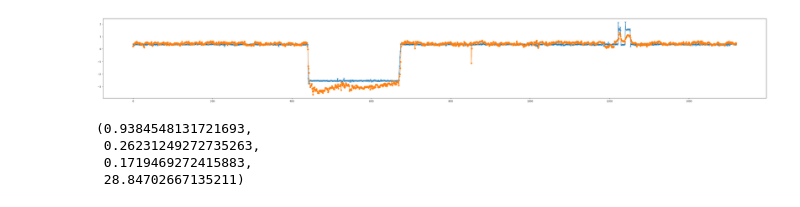
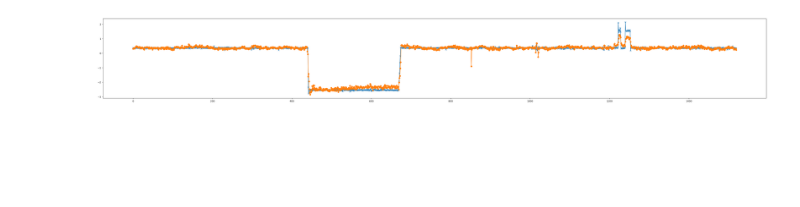
Before and after one commit to Tibboh17/Python, a Jupyter notebook: ML/LSTM/LSTM-with-Numpy.ipynb, the cells around one changed output. Cells and saved outputs as stored; diff of their text form; code cells hidden in the pictures; blank space fills up the shorter version.

```diff
--- a/ML/LSTM/LSTM-with-Numpy.ipynb
+++ b/ML/LSTM/LSTM-with-Numpy.ipynb
@@ -142,16 +142,32 @@ class LSTM:
 
     def train(self, x, y, epochs, learning_rate, clip_value):
         loss_list = []
+
         for epoch in range(epochs):
-            epoch_loss = 0
             y_pred, cache = self.forward(x)
+            self.backward(y, y_pred, cache, learning_rate, clip_value)
+
             loss = mse(y, y_pred)
-            epoch_loss += loss
-            self.backward(y, y_pred, cache, learning_rate, clip_value)
-            loss_list.append(epoch_loss / x.shape[0])
+            loss_list.append(loss)
+
             if (epoch + 1) % 100 == 0:
                 print(f"Epoch {epoch + 1}, Loss: {loss}")
+
         return loss_list
+
+    def metrics(self, y_true, y_pred):
+        ss_total = np.sum((y_true - np.mean(y_true)) ** 2)
+        ss_residual = np.sum((y_true - y_pred) ** 2)
+
+        r_square = 1 - (ss_residual / ss_total)
+        rmse = np.sqrt(mse(y_true, y_pred))
+        mae = np.mean(np.abs(y_true - y_pred))
+        mape = np.mean(np.abs(y_true - y_pred) / y_true) * 100
+
+        print(f'R-Square: {r_square:.4f}')
+        print(f'RMSE: {rmse:.4f}')
+        print(f'MAE: {mae:.4f}')
+        print(f'MAPE: {mape:.4f}')
 # %%
 file_path = '../../Datasets/조업편차분석.csv'
 data = pd.read_csv(file_path)
@@ -184,9 +196,9 @@ y_train.shape
 # %%
-model = LSTM(
+lstm_model = LSTM(
     input_dimension=53,
-    hidden_dimension=100,
+    hidden_dimension=64,
     output_dimension=1
 )
 # %%
-loss_list = model.train(x_train, y_train, 1000, 0.01, 1.0)
+loss_list = lstm_model.train(x_train, y_train, 1000, 0.05, 1.0)
 # %% [output]
@@ -203,26 +215,9 @@ Epoch 1000, Loss: 0.055344673183373334
+# %%
+y_pred, _ = lstm_model.forward(x_test_sorted)
 # %%
-y_pred, _ = model.forward(x_test_sorted)
-
 plt.figure(figsize=(50, 6))
 plt.plot(y_test_sorted.reshape(-1, 1), marker="x")
 plt.plot(y_pred.reshape(-1, 1), marker="o")
 plt.show()
 # %% [output]
-[figure, old version]
+[figure, new version]
-# %%
-def calculate_metrics(y_true, y_pred):
-    ss_total = np.sum((y_true - np.mean(y_true)) ** 2)
-    ss_residual = np.sum((y_true - y_pred) ** 2)
-    r2 = 1 - (ss_residual / ss_total)
-    rmse = np.sqrt(np.mean((y_true - y_pred) ** 2))
-    mae = np.mean(np.abs(y_true - y_pred))
-    mape = np.mean(np.abs((y_true - y_pred) / y_true)) * 100
-
-    return r2, rmse, mae, mape
-
-calculate_metrics(y_test_sorted, y_pred)
-# %% [output]
-(0.9384548131721693,
- 0.26231249272735263,
- 0.1719469272415883,
- 28.84702667135211)
```
Also changed, not shown: parts of 4 cells of this notebook.
